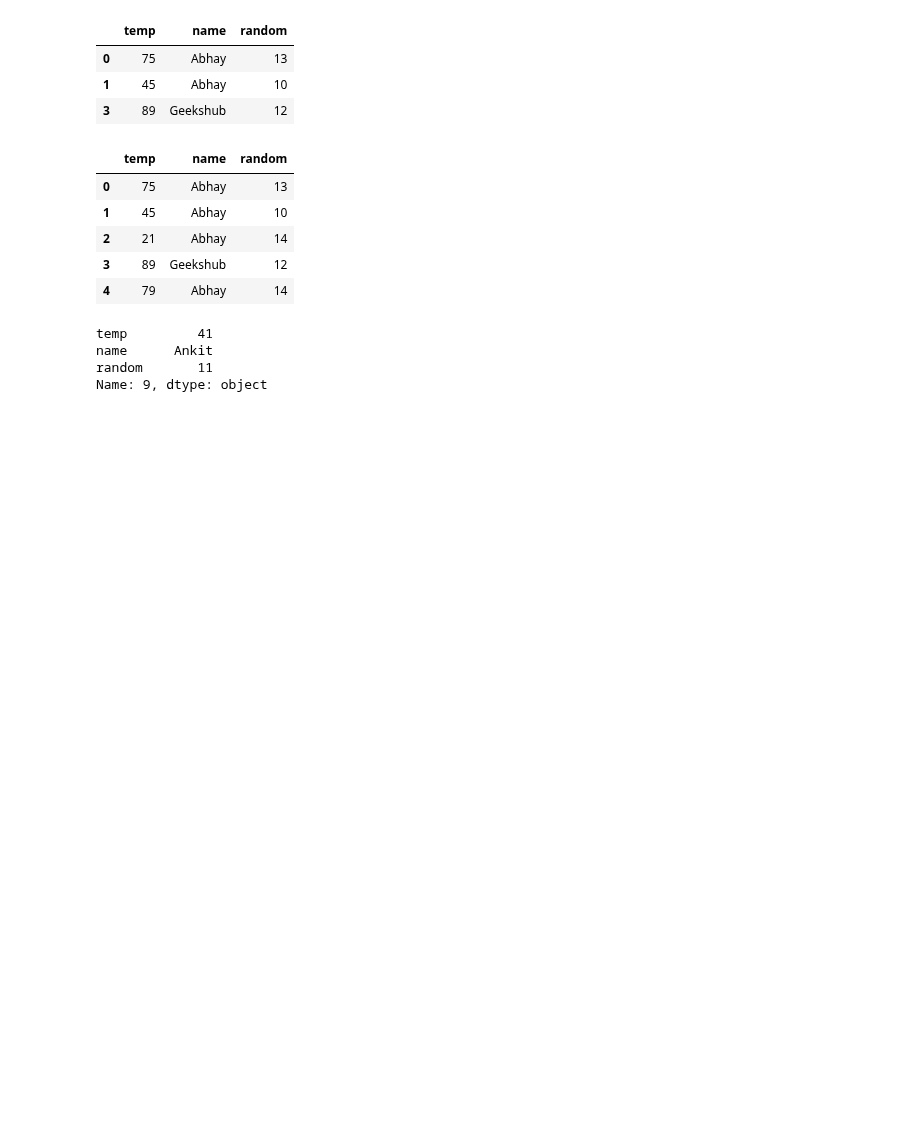
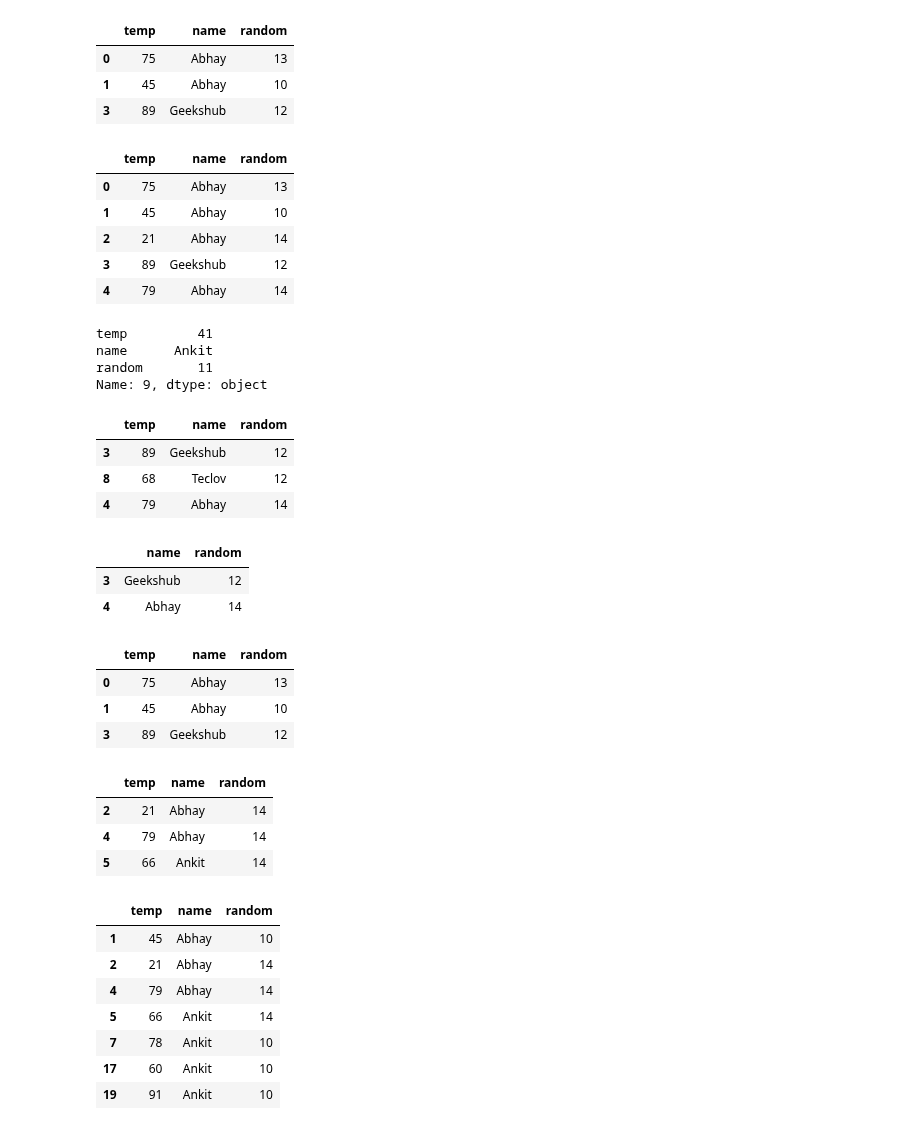
Before and after one commit to R-aryan/Machine_Learning_Crash_Course, a Jupyter notebook: Pandas/pandas.ipynb, the cells around one changed output. Saved outputs shown, nothing was run; the diff lists cells and outputs as text; code cells hidden in the pictures; blank space fills up the shorter version.

```diff
--- a/Pandas/pandas.ipynb
+++ b/Pandas/pandas.ipynb
@@ -339,3 +339,41 @@ temp         41
 name      Ankit
 random       11
 Name: 9, dtype: object
+# %%
+df.loc[[3,8,4]]
+# %% [output]
+|  | temp | name | random |
+| 3 | 89 | Geekshub | 12 |
+| 8 | 68 | Teclov | 12 |
+| 4 | 79 | Abhay | 14 |
+# %%
+df.loc[[3,4],'name':'random']
+# %% [output]
+|  | name | random |
+| 3 | Geekshub | 12 |
+| 4 | Abhay | 14 |
+# %%
+df.loc[[True, True, False, True]]
+# %% [output]
+|  | temp | name | random |
+| 0 | 75 | Abhay | 13 |
+| 1 | 45 | Abhay | 10 |
+| 3 | 89 | Geekshub | 12 |
+# %%
+df.loc[df.random > 13]
+# %% [output]
+|  | temp | name | random |
+| 2 | 21 | Abhay | 14 |
+| 4 | 79 | Abhay | 14 |
+| 5 | 66 | Ankit | 14 |
+# %%
+df.loc[(df.random > 13) | (df.random == 10),:]
+# %% [output]
+|  | temp | name | random |
+| 1 | 45 | Abhay | 10 |
+| 2 | 21 | Abhay | 14 |
+| 4 | 79 | Abhay | 14 |
+| 5 | 66 | Ankit | 14 |
+| 7 | 78 | Ankit | 10 |
+| 17 | 60 | Ankit | 10 |
+| 19 | 91 | Ankit | 10 |
```
Also changed, not shown: parts of 11 cells of this notebook.
